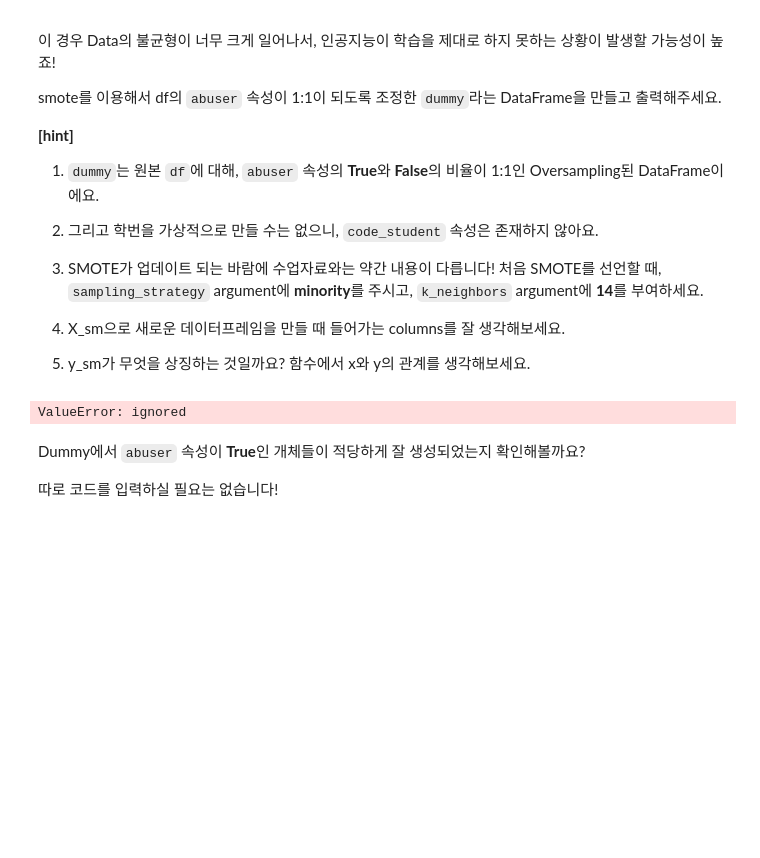
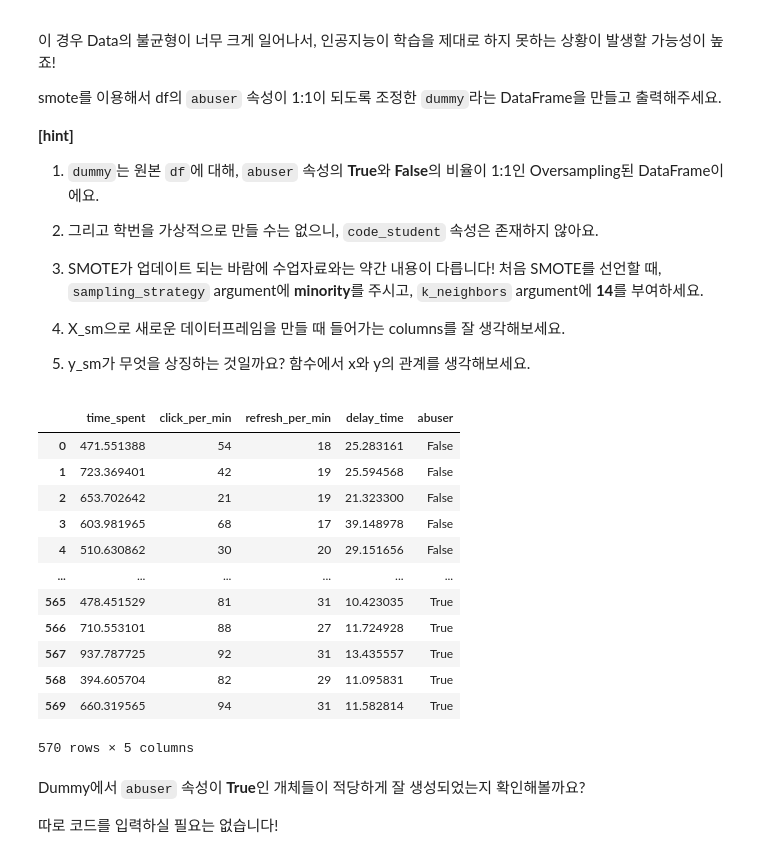
Before and after one commit to KangMJ726/DAP, a Jupyter notebook: lecture5.ipynb, the cells around one changed output. Saved outputs shown, nothing was run; the diff lists cells and outputs as text; code cells hidden in the pictures; blank space fills up the shorter version.

```diff
--- a/lecture5.ipynb
+++ b/lecture5.ipynb
@@ -405,8 +405,7 @@ df에 `abuser`라는 속성을 추가할거예요. 다음 조건을 준수해서
 
 * DataFrame에서 하나의 요소의 값을 바꾸려면 loc를 사용해보세요 (ex: df.loc[1, 'name'] = '유서후')
 # %%
-for i in range(0, df['code_student'].count()):
-  df.loc[i,'abuser']=False
+df['abuser']=False
 df.loc[outlier_candidate1.index, 'abuser']=True
 df[df['abuser']]
 # %% [output]
@@ -473,8 +472,7 @@ outlier_candidate2 = df[
     (df[list[1]] >  Q3[1] + outlier_step[1]) &
     (df[list[2]] < Q1[2] - outlier_step[2])
     ]
-for i in range(0, df['code_student'].count()):
-  df.loc[i,'abuser']=False
+df[['abuser']]=False
 df.loc[outlier_candidate2.index, 'abuser']=True
 g = sns.pairplot(df.drop(columns=['code_student']), hue='abuser')
 plt.show()
@@ -516,8 +514,7 @@ outlier_candidate2 = df[
     (df[list[1]] >  Q3[1] + outlier_step[1]) |
     (df[list[2]] < Q1[2] - outlier_step[2])
     ]
-for i in range(0, df['code_student'].count()):
-  df.loc[i,'abuser']=False
+df[['abuser']]=False
 df.loc[outlier_candidate2.index, 'abuser']=True
 g = sns.pairplot(df.drop(columns=['code_student']), hue='abuser')
 plt.show()
@@ -577,13 +574,25 @@ smote를 이용해서 df의 `abuser` 속성이 1:1이 되도록 조정한 `dummy
 # %%
 from imblearn.over_sampling import SMOTE
 
 smote = SMOTE(sampling_strategy='minority', k_neighbors=14)
 X_sm, y_sm = smote.fit_resample(df[['time_spent' , 'click_per_min', 'refresh_per_min', 'delay_time']], df['abuser'])
-dummy = pd.DataFrame(X_sm, columns=df.columns)
+dummy = pd.DataFrame(X_sm)
 dummy['abuser'] = y_sm
 dummy
 # %% [output]
+|  | time_spent | click_per_min | refresh_per_min | delay_time | abuser |
+| 0 | 471.551388 | 54 | 18 | 25.283161 | False |
+| 1 | 723.369401 | 42 | 19 | 25.594568 | False |
+| 2 | 653.702642 | 21 | 19 | 21.323300 | False |
+| 3 | 603.981965 | 68 | 17 | 39.148978 | False |
+| 4 | 510.630862 | 30 | 20 | 29.151656 | False |
+| ... | ... | ... | ... | ... | ... |
+| 565 | 478.451529 | 81 | 31 | 10.423035 | True |
+| 566 | 710.553101 | 88 | 27 | 11.724928 | True |
+| 567 | 937.787725 | 92 | 31 | 13.435557 | True |
+| 568 | 394.605704 | 82 | 29 | 11.095831 | True |
+| 569 | 660.319565 | 94 | 31 | 11.582814 | True |
-ValueError: ignored
+570 rows × 5 columns
 # %% [markdown]
 Dummy에서 `abuser` 속성이 **True**인 개체들이 적당하게 잘 생성되었는지 확인해볼까요?
 
```
Also changed, not shown: parts of 2 cells of this notebook.
